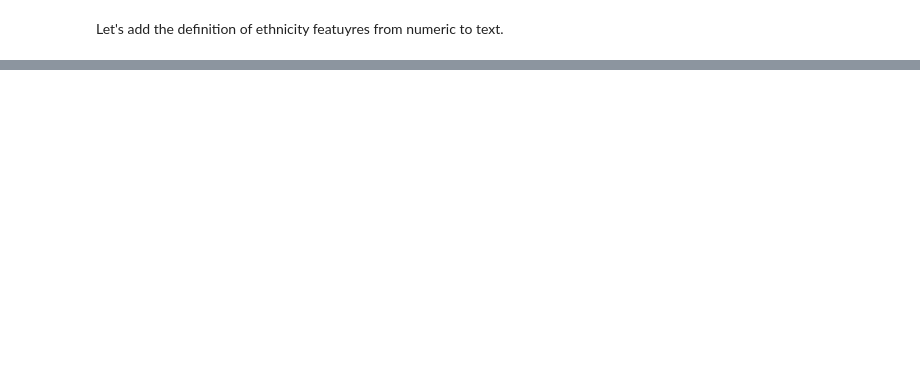
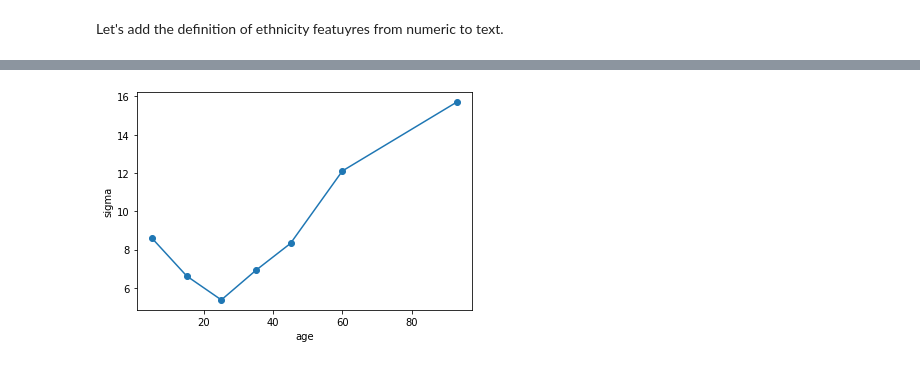
Before and after one commit to dmf49/cs5542FinalProject, a Jupyter notebook: project_dmf49.ipynb, the cells around one changed output, grey strips where cells are left out. Cells and saved outputs as stored; diff of their text form; code cells hidden in the pictures; blank space fills up the shorter version.

```diff
--- a/project_dmf49.ipynb
+++ b/project_dmf49.ipynb
@@ -768,3 +848,11 @@ plt.show()
+# %%
+plt.plot( 'age_centroid', 'std', data=stat_df, linestyle='-', marker='o')
+plt.xlabel("age")
+plt.ylabel("sigma")
+
+plt.show()
+# %% [output]
+[figure, added]
 # %%
 
 
```
Also changed, not shown: parts of 13 cells of this notebook.
